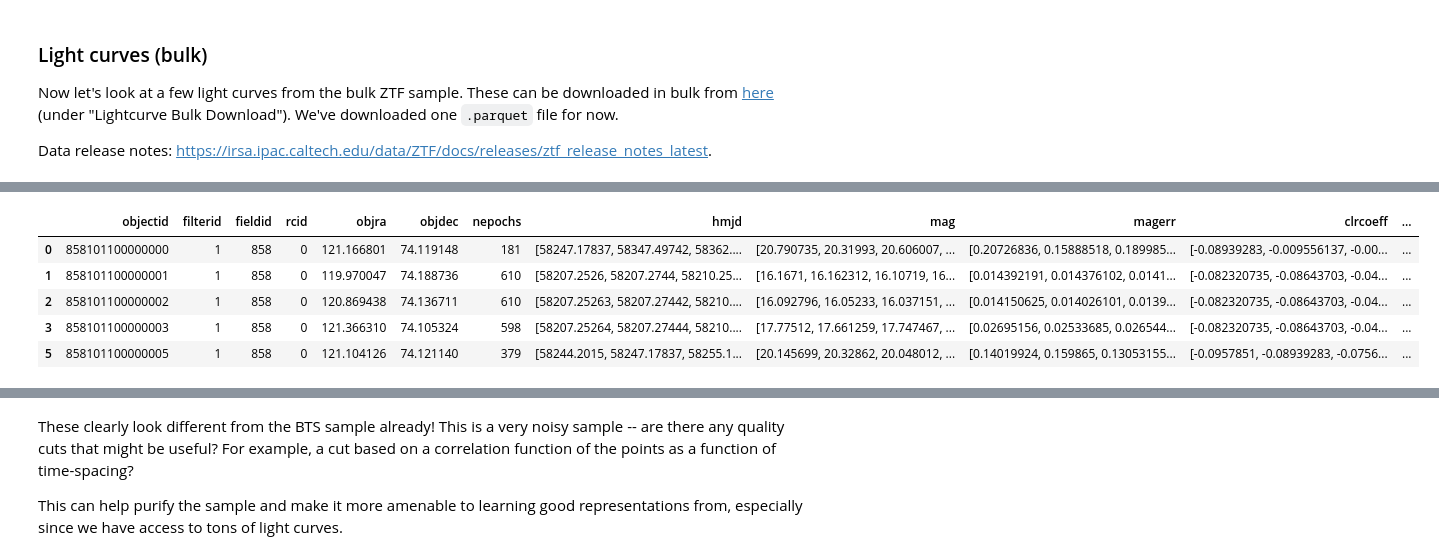
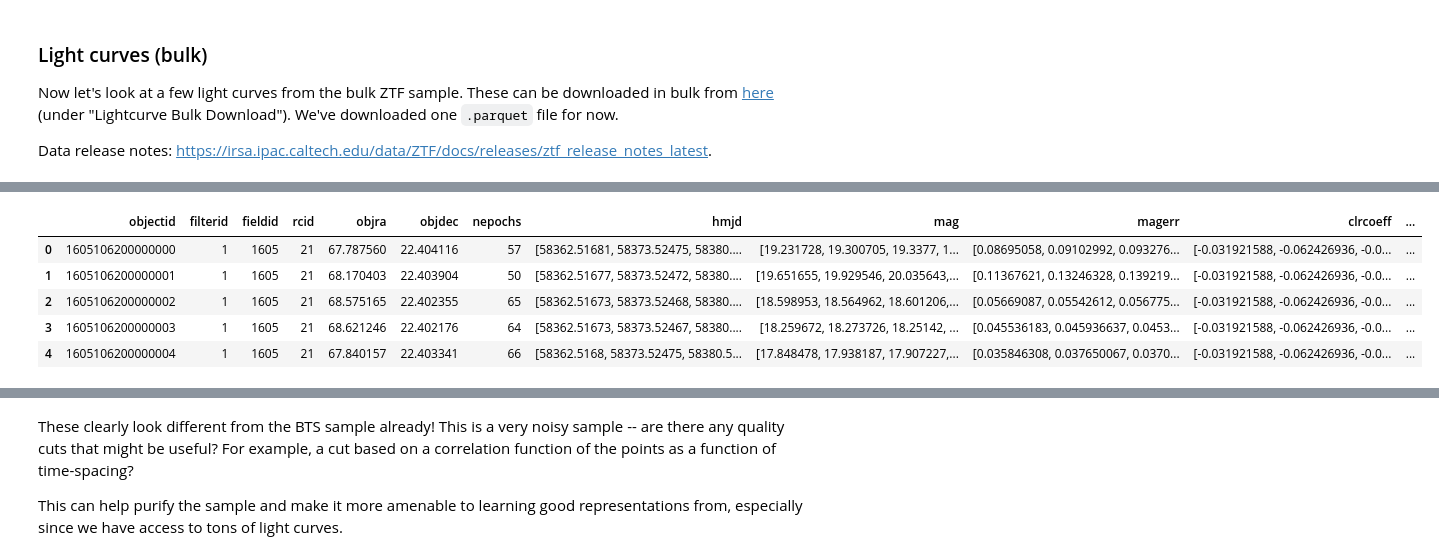
Before and after one commit to ThomasHelfer/multimodal-supernovae, a Jupyter notebook: multimodal_ssl/notebooks/01_exploratory_data.ipynb, the cells around one changed output, grey strips where cells are left out. Drawn from its saved outputs; the diff is of its cells as text; code cells hidden in the pictures.

```diff
--- a/multimodal_ssl/notebooks/01_exploratory_data.ipynb
+++ b/multimodal_ssl/notebooks/01_exploratory_data.ipynb
@@ -132,15 +207,15 @@ Data release notes: https://irsa.ipac.caltech.edu/data/ZTF/docs/releases/ztf_rel
 import pyarrow.parquet as pq
 # %%
 # Load a bulk light curve sample
-bulk_df = pq.read_table("../data/lightcurves_bulk/ztf_000858_zg_c01_q1_dr19.parquet").to_pandas()
+bulk_df = pq.read_table(f"{save_dir}/{file_names[-1]}").to_pandas()
 bulk_df.head()
 # %% [output]
 |  | objectid | filterid | fieldid | rcid | objra | objdec | nepochs | hmjd | mag | magerr | clrcoeff | ... |
-| 0 | 858101100000000 | 1 | 858 | 0 | 121.166801 | 74.119148 | 181 | [58247.17837, 58347.49742, 58362.... | [20.790735, 20.31993, 20.606007, ... | [0.20726836, 0.15888518, 0.189985... | [-0.08939283, -0.009556137, -0.00... | ... |
-| 1 | 858101100000001 | 1 | 858 | 0 | 119.970047 | 74.188736 | 610 | [58207.2526, 58207.2744, 58210.25... | [16.1671, 16.162312, 16.10719, 16... | [0.014392191, 0.014376102, 0.0141... | [-0.082320735, -0.08643703, -0.04... | ... |
-| 2 | 858101100000002 | 1 | 858 | 0 | 120.869438 | 74.136711 | 610 | [58207.25263, 58207.27442, 58210.... | [16.092796, 16.05233, 16.037151, ... | [0.014150625, 0.014026101, 0.0139... | [-0.082320735, -0.08643703, -0.04... | ... |
-| 3 | 858101100000003 | 1 | 858 | 0 | 121.366310 | 74.105324 | 598 | [58207.25264, 58207.27444, 58210.... | [17.77512, 17.661259, 17.747467, ... | [0.02695156, 0.02533685, 0.026544... | [-0.082320735, -0.08643703, -0.04... | ... |
-| 5 | 858101100000005 | 1 | 858 | 0 | 121.104126 | 74.121140 | 379 | [58244.2015, 58247.17837, 58255.1... | [20.145699, 20.32862, 20.048012, ... | [0.14019924, 0.159865, 0.13053155... | [-0.0957851, -0.08939283, -0.0756... | ... |
+| 0 | 1605106200000000 | 1 | 1605 | 21 | 67.787560 | 22.404116 | 57 | [58362.51681, 58373.52475, 58380.... | [19.231728, 19.300705, 19.3377, 1... | [0.08695058, 0.09102992, 0.093276... | [-0.031921588, -0.062426936, -0.0... | ... |
+| 1 | 1605106200000001 | 1 | 1605 | 21 | 68.170403 | 22.403904 | 50 | [58362.51677, 58373.52472, 58380.... | [19.651655, 19.929546, 20.035643,... | [0.11367621, 0.13246328, 0.139219... | [-0.031921588, -0.062426936, -0.0... | ... |
+| 2 | 1605106200000002 | 1 | 1605 | 21 | 68.575165 | 22.402355 | 65 | [58362.51673, 58373.52468, 58380.... | [18.598953, 18.564962, 18.601206,... | [0.05669087, 0.05542612, 0.056775... | [-0.031921588, -0.062426936, -0.0... | ... |
+| 3 | 1605106200000003 | 1 | 1605 | 21 | 68.621246 | 22.402176 | 64 | [58362.51673, 58373.52467, 58380.... | [18.259672, 18.273726, 18.25142, ... | [0.045536183, 0.045936637, 0.0453... | [-0.031921588, -0.062426936, -0.0... | ... |
+| 4 | 1605106200000004 | 1 | 1605 | 21 | 67.840157 | 22.403341 | 66 | [58362.5168, 58373.52475, 58380.5... | [17.848478, 17.938187, 17.907227,... | [0.035846308, 0.037650067, 0.0370... | [-0.031921588, -0.062426936, -0.0... | ... |
 # %%
 # Plot a grid of bulk light curves
 
```
Also changed, not shown: parts of 7 cells of this notebook, 1 other file.
